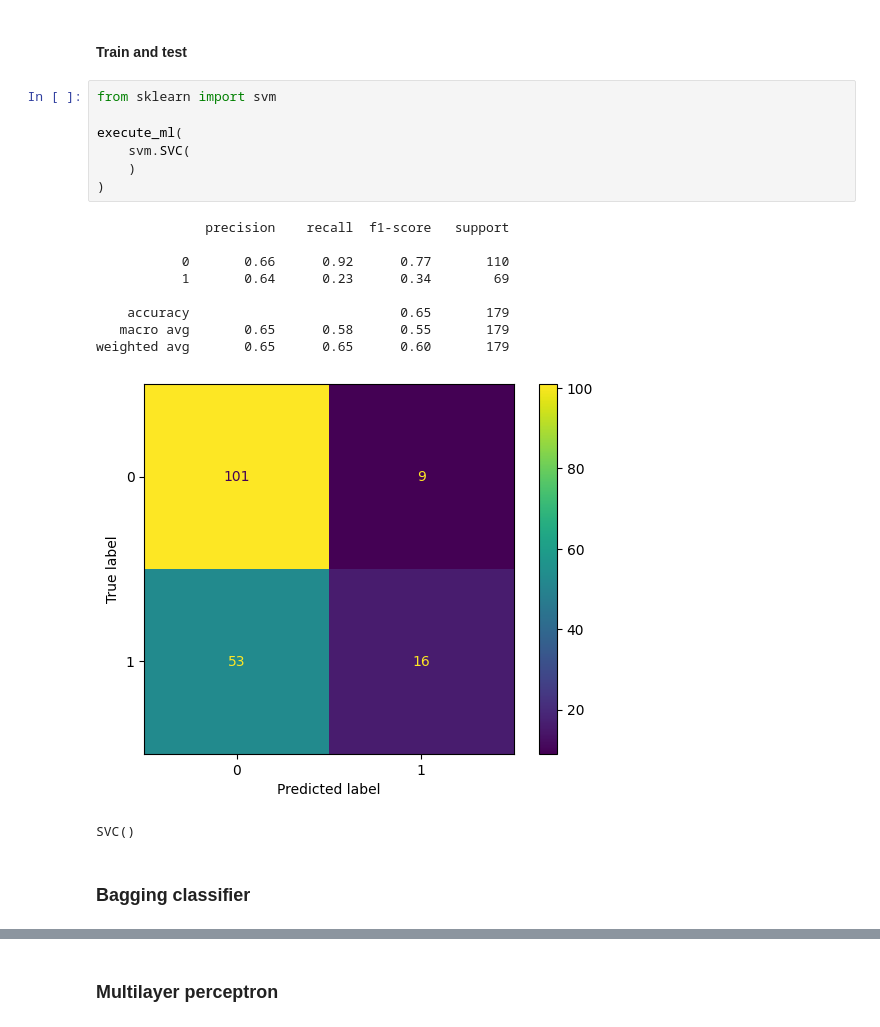
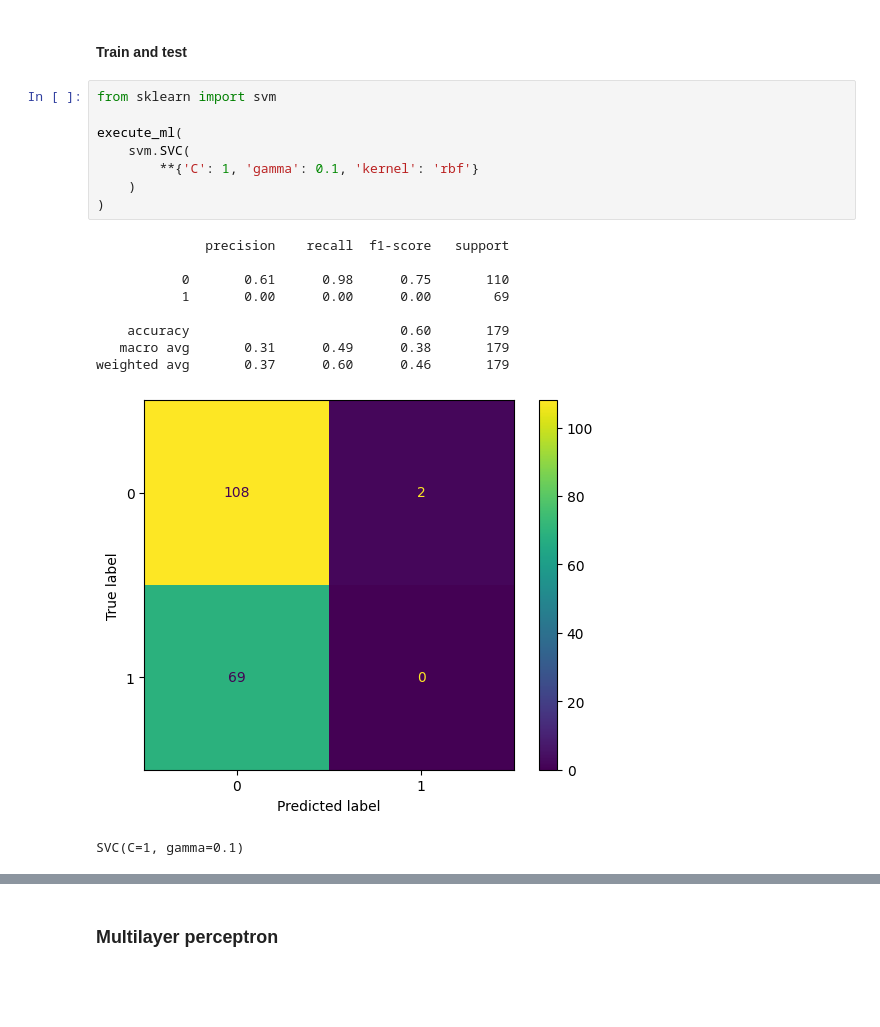
Before and after one commit to babakmahmoudian/data_science_snippets, a Jupyter notebook: sklearn-ml.ipynb, the cells around one changed output, grey strips where cells are left out. Cells and saved outputs as stored; diff of their text form; blank space fills up the shorter version.

```diff
--- a/sklearn-ml.ipynb
+++ b/sklearn-ml.ipynb
@@ -610,20 +621,19 @@ grid_search(svm.SVC(), hyper_params)
 # %%
 from sklearn import svm
 
 execute_ml(
     svm.SVC(
+        **{'C': 1, 'gamma': 0.1, 'kernel': 'rbf'}
     )
 )
 # %% [output]
               precision    recall  f1-score   support
 
-           0       0.66      0.92      0.77       110
-           1       0.64      0.23      0.34        69
+           0       0.61      0.98      0.75       110
+           1       0.00      0.00      0.00        69
 
-    accuracy                           0.65       179
-   macro avg       0.65      0.58      0.55       179
-weighted avg       0.65      0.65      0.60       179
+    accuracy                           0.60       179
+   macro avg       0.31      0.49      0.38       179
+weighted avg       0.37      0.60      0.46       179
-[figure, old version]
+[figure, new version]
-SVC()
+SVC(C=1, gamma=0.1)
-# %% [markdown]
-### Bagging classifier
```
Also changed, not shown: parts of 28 cells of this notebook.
